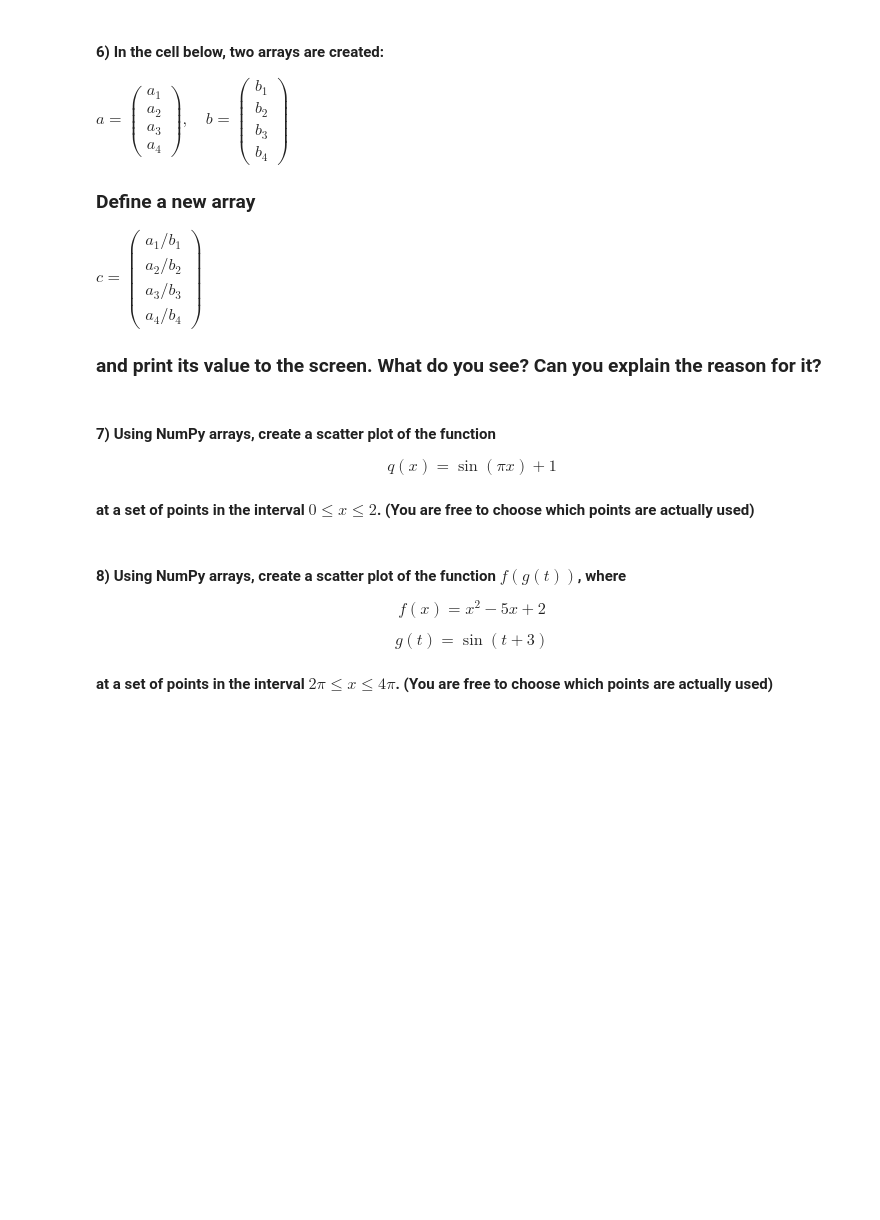
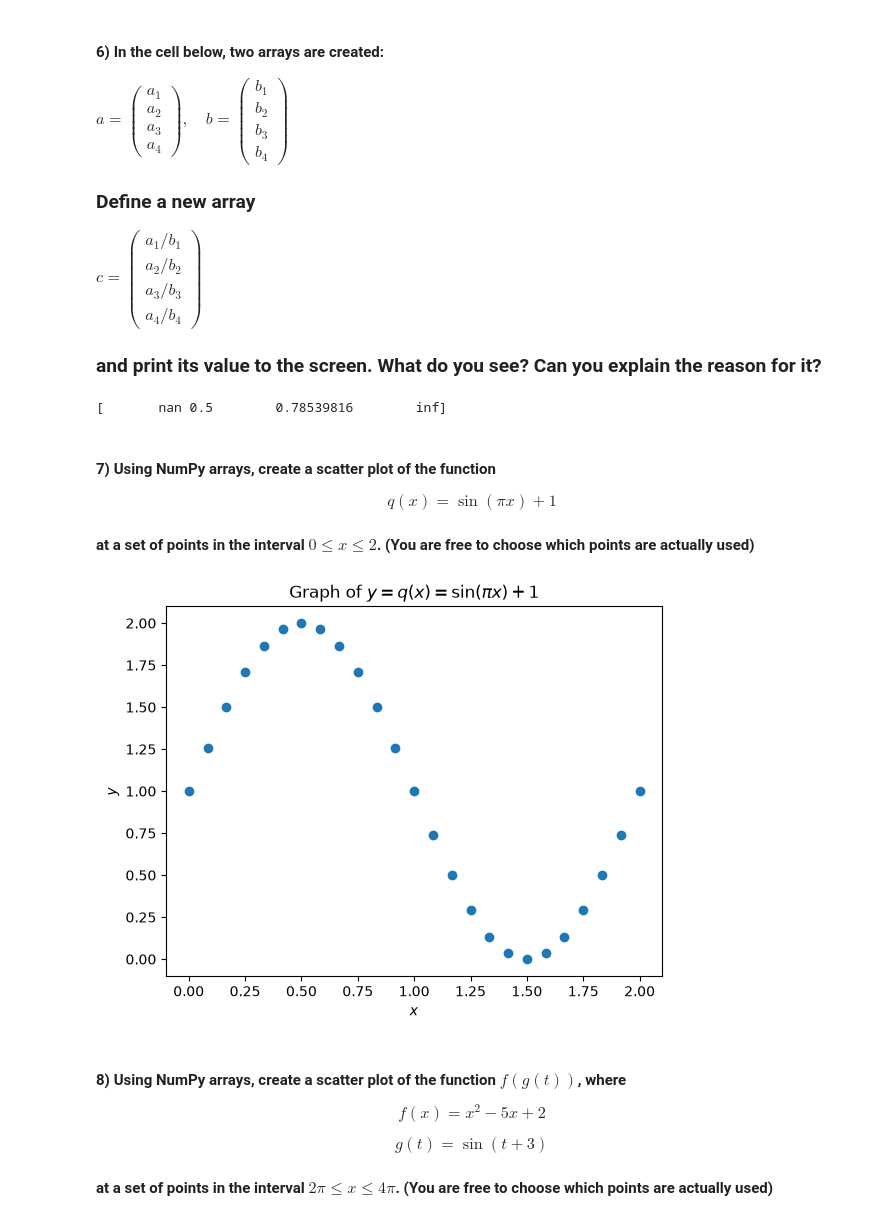
Before and after one commit to vzhu6/datasci151fall2026, a Jupyter notebook: lecture_04_other_sequence_objects/Lecture04 copy.ipynb, the cells around one changed output. Drawn from its saved outputs; the diff is of its cells as text; code cells hidden in the pictures; blank space fills up the shorter version.

```diff
--- a/lecture_04_other_sequence_objects/Lecture04 copy.ipynb
+++ b/lecture_04_other_sequence_objects/Lecture04 copy.ipynb
@@ -676,7 +835,22 @@ $c = \begin{pmatrix} a_1/b_1\\ a_2/b_2\\ a_3/b_3\\a_4/b_4\end{pmatrix}$
 a = np.array([0, 1.0, np.pi, np.cos(np.pi/12)])
 b = np.array([0, 2.0, 4, 0])
 
-# your code here
+c = a/b
+
+print(c)
+
+# Python gives us two warnings, one for c[0] and one for c[3]
+
+# c[0]: 0/0 is given the value "nan" which stands for "not a number"
+#   There is no sensible value we can give to the expression 0 / 0
+
+# c[3]: cos(pi / 12) / 0 is given the value "inf" which is short for "infinity"
+    # Since cos(pi / 12) is positive, the limit of "cos(pi / 12) / x" as x -> 0 is infinity
+    # That's why Numpy gives this the value "infinity" (even though division by zero isn't defined)
+
+# These are a *warning* messages, not error messages!
+# %% [output]
+[       nan 0.5        0.78539816        inf]
 # %% [markdown]
 #### **7)** Using NumPy arrays, create a scatter plot of the function
 
@@ -685,6 +859,18 @@ $$q(x) = \sin(\pi x) + 1$$
 #### at a set of points in the interval $0 \leq x \leq 2$. (You are free to choose which points are actually used)
 # %%
 # your code here
+
+x_vals = np.linspace(0, 2, 25)
+
+q_vals = np.sin(np.pi * x_vals) + 1
+
+plt.scatter(x_vals, q_vals)
+plt.xlabel("$x$")
+plt.ylabel("$y$")
+plt.title("Graph of $y = q(x) = \\sin(\\pi x) + 1$")
+plt.show()
+# %% [output]
+[figure, added]
 # %% [markdown]
 #### **8)** Using NumPy arrays, create a scatter plot of the function $f(g(t))$, where
 
```
Also changed, not shown: parts of 32 cells of this notebook, 3 other files.
